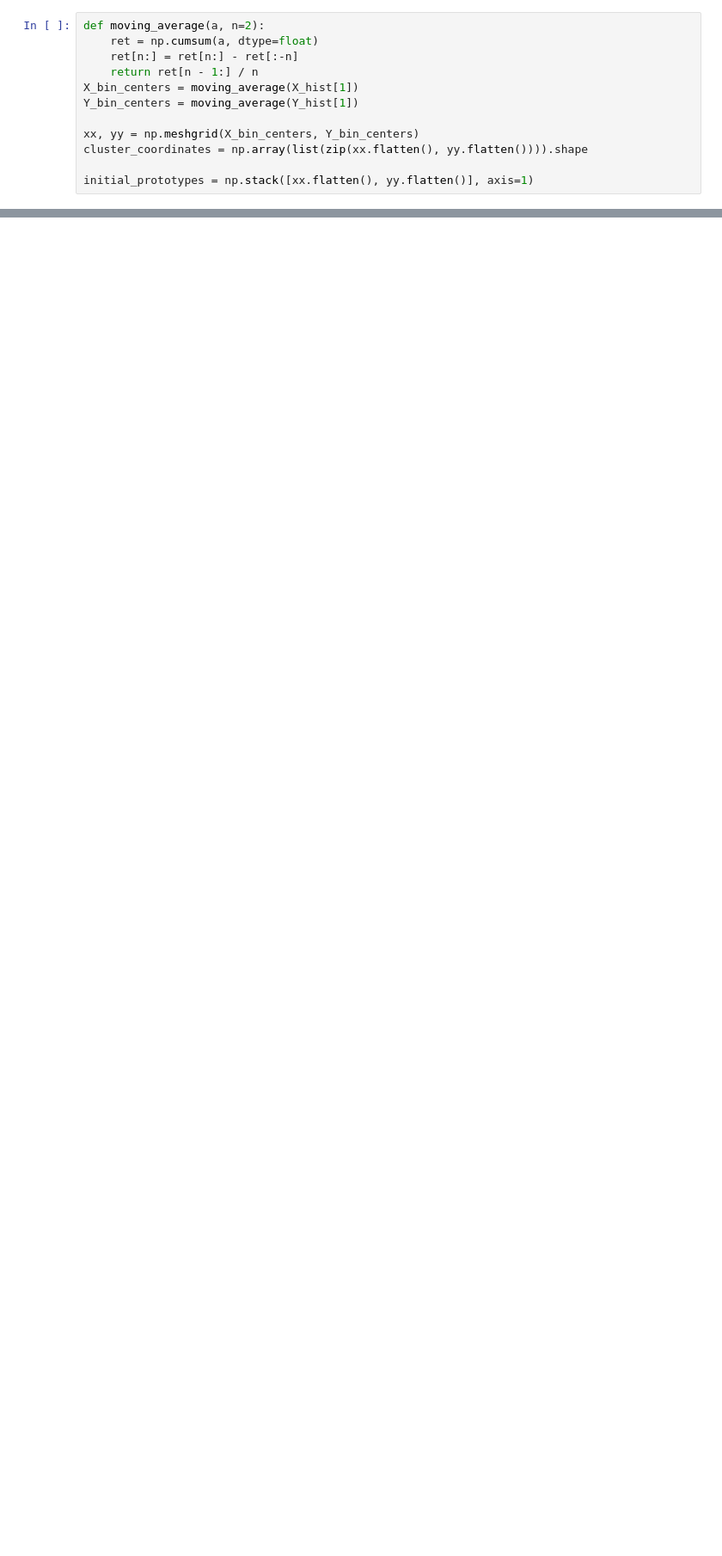
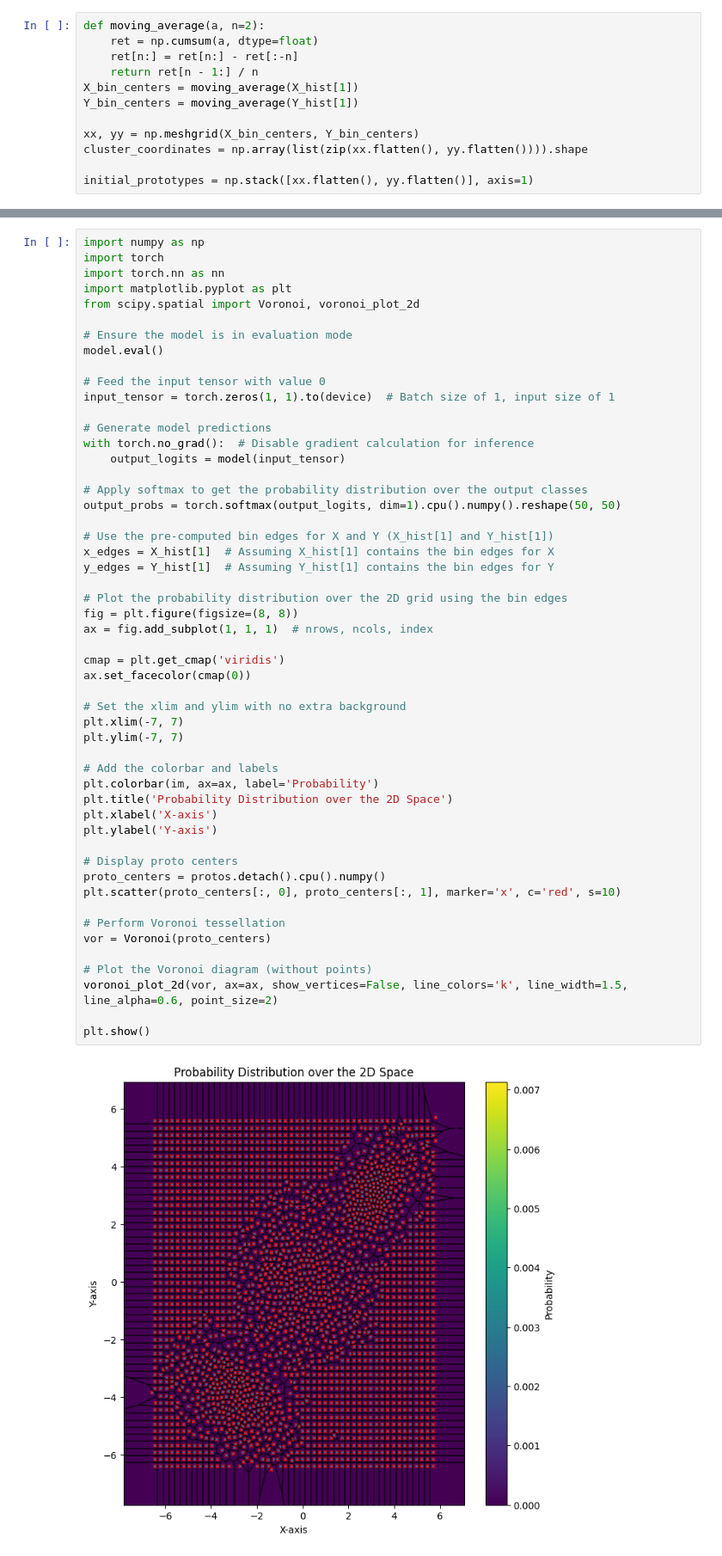
Before and after one commit to batuceng/max_quantile, a Jupyter notebook: 2d_prototypes_v1.ipynb, the cells around one changed output, grey strips where cells are left out. Shown at 86% size. Cells and saved outputs as stored; diff of their text form; blank space fills up the shorter version.

```diff
--- a/2d_prototypes_v1.ipynb
+++ b/2d_prototypes_v1.ipynb
@@ -462,0 +502,54 @@ array([[1.82024849e-08, 1.56541269e-08, 2.39370319e-08, ...,
+# %%
+import numpy as np
+import torch
+import torch.nn as nn
+import matplotlib.pyplot as plt
+from scipy.spatial import Voronoi, voronoi_plot_2d
+
+# Ensure the model is in evaluation mode
+model.eval()
+
+# Feed the input tensor with value 0
+input_tensor = torch.zeros(1, 1).to(device)  # Batch size of 1, input size of 1
+
+# Generate model predictions
+with torch.no_grad():  # Disable gradient calculation for inference
+    output_logits = model(input_tensor)
+
+# Apply softmax to get the probability distribution over the output classes
+output_probs = torch.softmax(output_logits, dim=1).cpu().numpy().reshape(50, 50)
+
+# Use the pre-computed bin edges for X and Y (X_hist[1] and Y_hist[1])
+x_edges = X_hist[1]  # Assuming X_hist[1] contains the bin edges for X
+y_edges = Y_hist[1]  # Assuming Y_hist[1] contains the bin edges for Y
+
+# Plot the probability distribution over the 2D grid using the bin edges
+fig = plt.figure(figsize=(8, 8))
+ax = fig.add_subplot(1, 1, 1)  # nrows, ncols, index
+
+cmap = plt.get_cmap('viridis')
+ax.set_facecolor(cmap(0))
+
+# Set the xlim and ylim with no extra background
+plt.xlim(-7, 7)
+plt.ylim(-7, 7)
+
+# Add the colorbar and labels
+plt.colorbar(im, ax=ax, label='Probability')
+plt.title('Probability Distribution over the 2D Space')
+plt.xlabel('X-axis')
+plt.ylabel('Y-axis')
+
+# Display proto centers
+proto_centers = protos.detach().cpu().numpy()
+plt.scatter(proto_centers[:, 0], proto_centers[:, 1], marker='x', c='red', s=10)
+
+# Perform Voronoi tessellation
+vor = Voronoi(proto_centers)
+
+# Plot the Voronoi diagram (without points)
+voronoi_plot_2d(vor, ax=ax, show_vertices=False, line_colors='k', line_width=1.5, line_alpha=0.6, point_size=2)
+
+plt.show()
+# %% [output]
+[figure, added]
```
Also changed, not shown: parts of 13 cells of this notebook.
